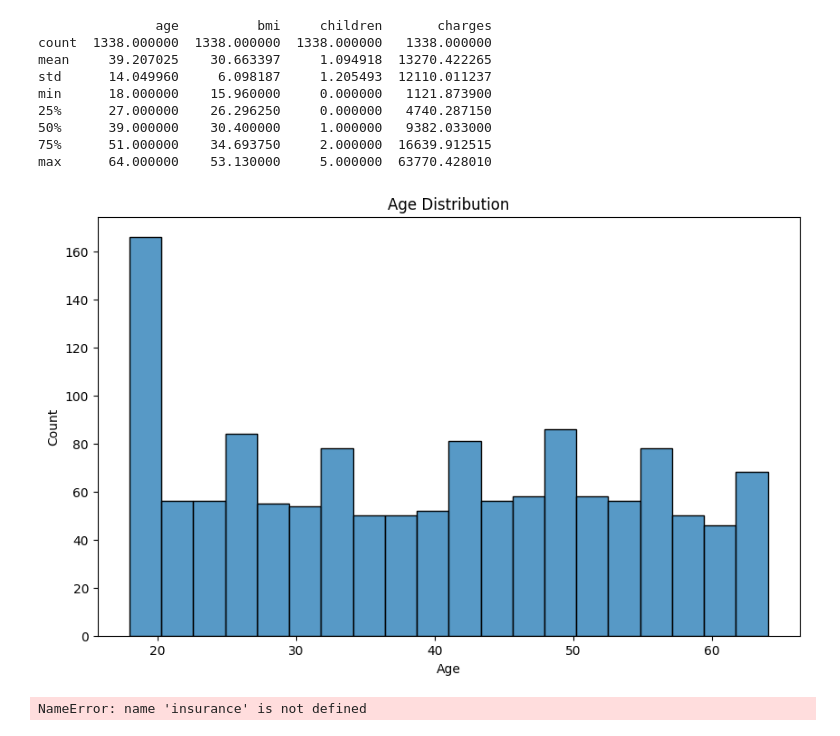
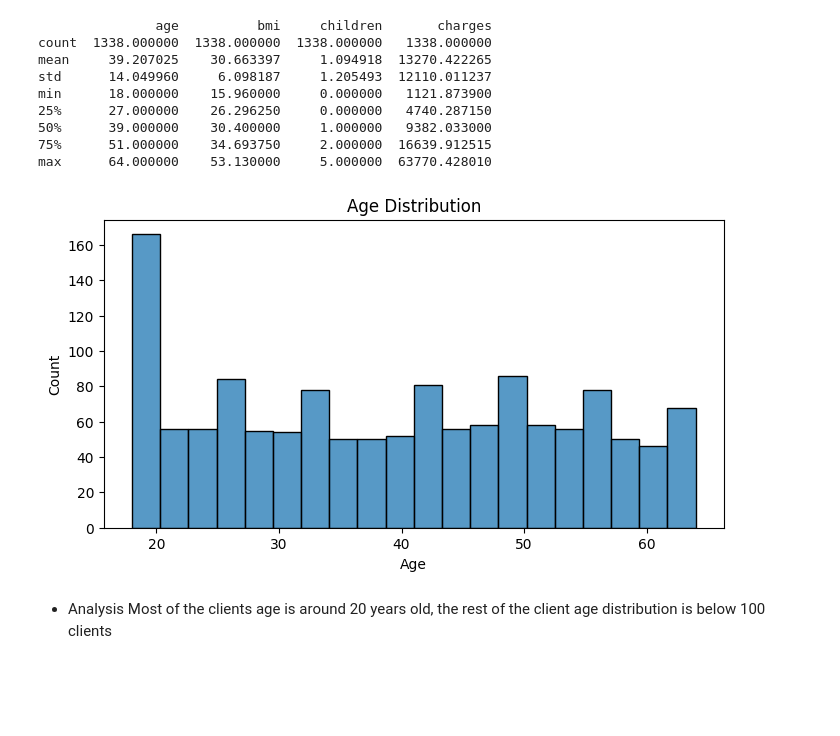
Before and after one commit to anjogu/ads-7-8assignment, a Jupyter notebook: assingment7-8.ipynb, the cells around one changed output. Drawn from its saved outputs; the diff is of its cells as text; code cells hidden in the pictures; blank space fills up the shorter version.

Commit message:
analysis update

```diff
--- a/assingment7-8.ipynb
+++ b/assingment7-8.ipynb
@@ -56,11 +56,11 @@ max      64.000000    53.130000     5.000000  63770.428010
 # %%
 # 3. Visualize the age distribution for the column ‘age’ and comment on the results in a markdown cell as well. (Ensure your visualization is of an appropriate size for effective analysis)
 # import seaborn
 import seaborn as sns
-plt.figure(figsize=(10, 6))
+plt.figure(figsize=(8, 4))
 sns.histplot(insurance_df['age'], bins=20)
 plt.title('Age Distribution')
 plt.xlabel('Age')
 plt.show()
 # %% [output]
-[figure, old version]
+[figure, new version]
@@ -70,3 +67,6 @@ plt.show()
+# %% [markdown]
+- Analysis
+Most of the clients age is around 20 years old, the rest of the client age distribution is below 100 clients
 # %%
 #4. Isolate all the continuous and discrete columns into their respective lists named ‘numerical_continuous’ and ‘numerical_discrete’ respectively.
 
@@ -92,10 +92,8 @@ from scipy.stats import zscore
 
 # Check for outliers in numerical_continuous columns
 for col in numerical_continuous:
-    z_scores = zscore(insurance[numerical_continuous])
+    z_scores = zscore(insurance_df[numerical_continuous])
     abs_z_scores = np.abs(z_scores)
     filtered_entries = (abs_z_scores < 3).all(axis=1)
     insurance = insurance_df[filtered_entries]
-# %% [output]
-NameError: name 'insurance' is not defined
 # %%
```
Also changed, not shown: parts of 21 cells of this notebook, 1 other file.
